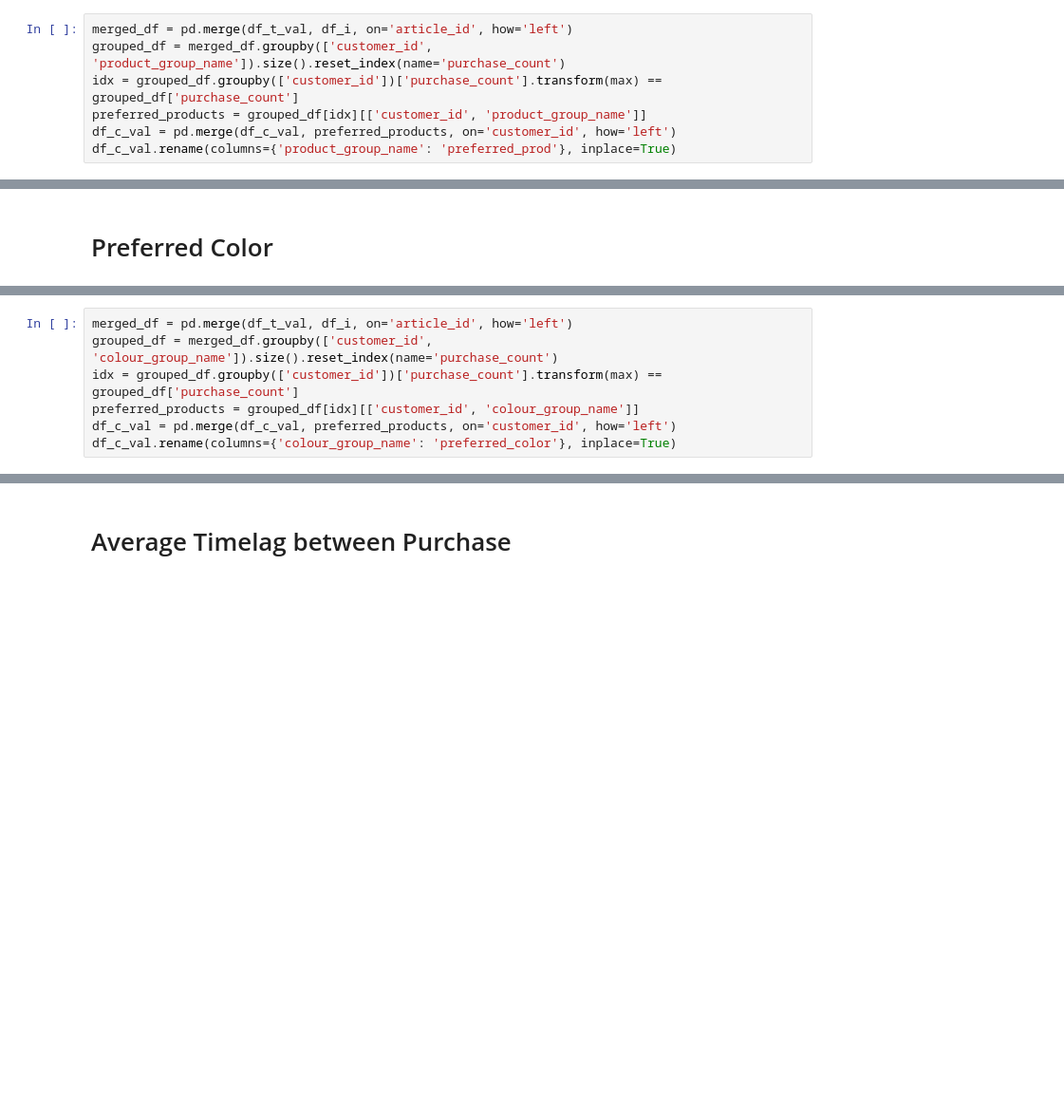
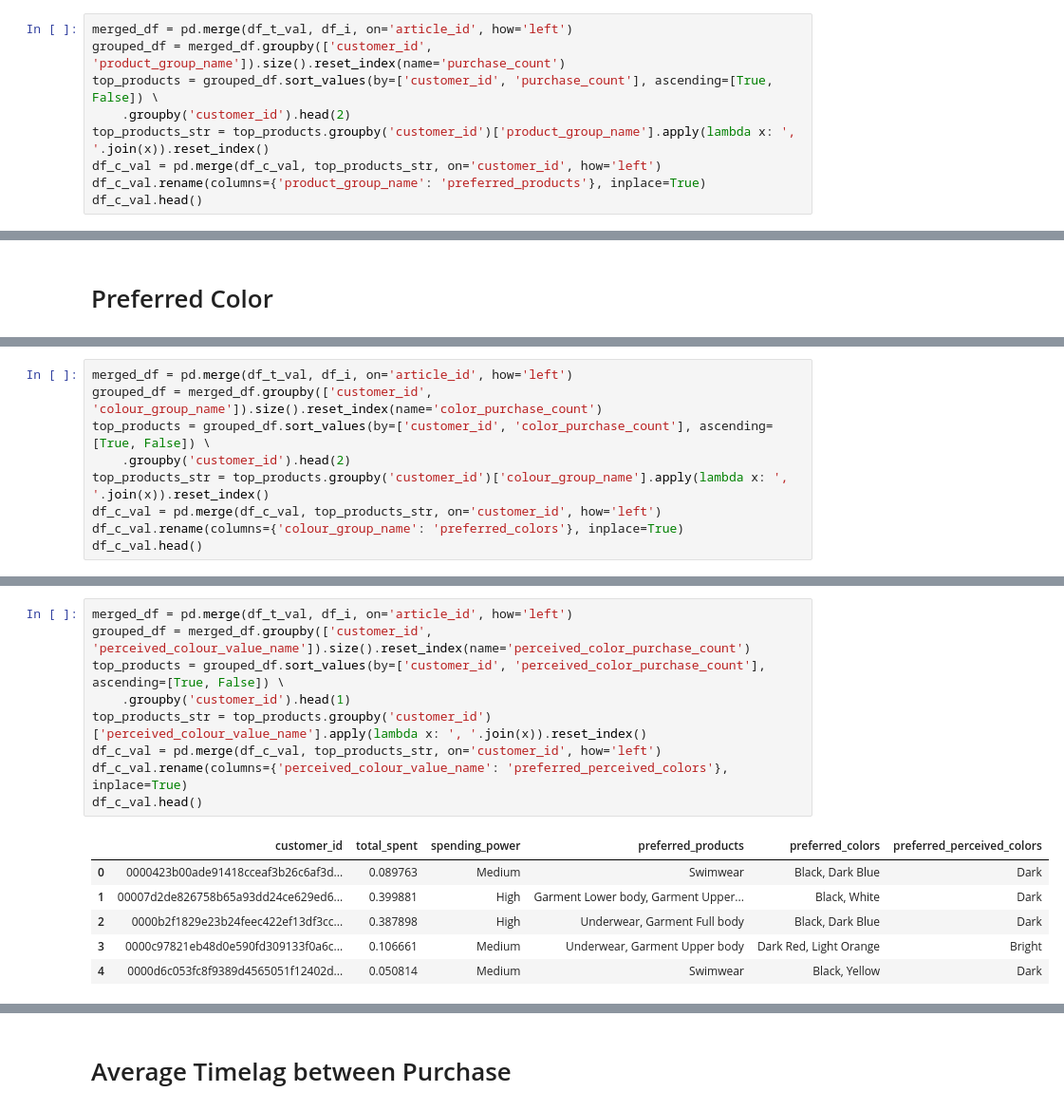
Before and after one commit to aldensiol/FashoReco, a Jupyter notebook: feature-engineering.ipynb, the cells around one changed output, grey strips where cells are left out. Shown: that part at 95% size. Saved outputs shown, nothing was run; the diff lists cells and outputs as text; blank space fills up the shorter version.

```diff
--- a/feature-engineering.ipynb
+++ b/feature-engineering.ipynb
@@ -103,7 +112,9 @@ df_c_train.rename(columns={'product_group_name': 'preferred_prod'}, inplace=True
 # %%
 merged_df = pd.merge(df_t_val, df_i, on='article_id', how='left')
 grouped_df = merged_df.groupby(['customer_id', 'product_group_name']).size().reset_index(name='purchase_count')
-idx = grouped_df.groupby(['customer_id'])['purchase_count'].transform(max) == grouped_df['purchase_count']
-preferred_products = grouped_df[idx][['customer_id', 'product_group_name']]
-df_c_val = pd.merge(df_c_val, preferred_products, on='customer_id', how='left')
-df_c_val.rename(columns={'product_group_name': 'preferred_prod'}, inplace=True)
+top_products = grouped_df.sort_values(by=['customer_id', 'purchase_count'], ascending=[True, False]) \
+    .groupby('customer_id').head(2)
+top_products_str = top_products.groupby('customer_id')['product_group_name'].apply(lambda x: ', '.join(x)).reset_index()
+df_c_val = pd.merge(df_c_val, top_products_str, on='customer_id', how='left')
+df_c_val.rename(columns={'product_group_name': 'preferred_products'}, inplace=True)
+df_c_val.head()
@@ -126,7 +162,9 @@ df_c_train.rename(columns={'colour_group_name': 'preferred_color'}, inplace=True
 # %%
 merged_df = pd.merge(df_t_val, df_i, on='article_id', how='left')
-grouped_df = merged_df.groupby(['customer_id', 'colour_group_name']).size().reset_index(name='purchase_count')
-idx = grouped_df.groupby(['customer_id'])['purchase_count'].transform(max) == grouped_df['purchase_count']
-preferred_products = grouped_df[idx][['customer_id', 'colour_group_name']]
-df_c_val = pd.merge(df_c_val, preferred_products, on='customer_id', how='left')
-df_c_val.rename(columns={'colour_group_name': 'preferred_color'}, inplace=True)
+grouped_df = merged_df.groupby(['customer_id', 'colour_group_name']).size().reset_index(name='color_purchase_count')
+top_products = grouped_df.sort_values(by=['customer_id', 'color_purchase_count'], ascending=[True, False]) \
+    .groupby('customer_id').head(2)
+top_products_str = top_products.groupby('customer_id')['colour_group_name'].apply(lambda x: ', '.join(x)).reset_index()
+df_c_val = pd.merge(df_c_val, top_products_str, on='customer_id', how='left')
+df_c_val.rename(columns={'colour_group_name': 'preferred_colors'}, inplace=True)
+df_c_val.head()
@@ -139,0 +212,16 @@ df_c_test.rename(columns={'colour_group_name': 'preferred_color'}, inplace=True)
+# %%
+merged_df = pd.merge(df_t_val, df_i, on='article_id', how='left')
+grouped_df = merged_df.groupby(['customer_id', 'perceived_colour_value_name']).size().reset_index(name='perceived_color_purchase_count')
+top_products = grouped_df.sort_values(by=['customer_id', 'perceived_color_purchase_count'], ascending=[True, False]) \
+    .groupby('customer_id').head(1)
+top_products_str = top_products.groupby('customer_id')['perceived_colour_value_name'].apply(lambda x: ', '.join(x)).reset_index()
+df_c_val = pd.merge(df_c_val, top_products_str, on='customer_id', how='left')
+df_c_val.rename(columns={'perceived_colour_value_name': 'preferred_perceived_colors'}, inplace=True)
+df_c_val.head()
+# %% [output]
+|  | customer_id | total_spent | spending_power | preferred_products | preferred_colors | preferred_perceived_colors |
+| 0 | 0000423b00ade91418cceaf3b26c6af3d... | 0.089763 | Medium | Swimwear | Black, Dark Blue | Dark |
+| 1 | 00007d2de826758b65a93dd24ce629ed6... | 0.399881 | High | Garment Lower body, Garment Upper... | Black, White | Dark |
+| 2 | 0000b2f1829e23b24feec422ef13df3cc... | 0.387898 | High | Underwear, Garment Full body | Black, Dark Blue | Dark |
+| 3 | 0000c97821eb48d0e590fd309133f0a6c... | 0.106661 | Medium | Underwear, Garment Upper body | Dark Red, Light Orange | Bright |
+| 4 | 0000d6c053fc8f9389d4565051f12402d... | 0.050814 | Medium | Swimwear | Black, Yellow | Dark |
```
Also changed, not shown: parts of 15 cells of this notebook, 1 other file.
